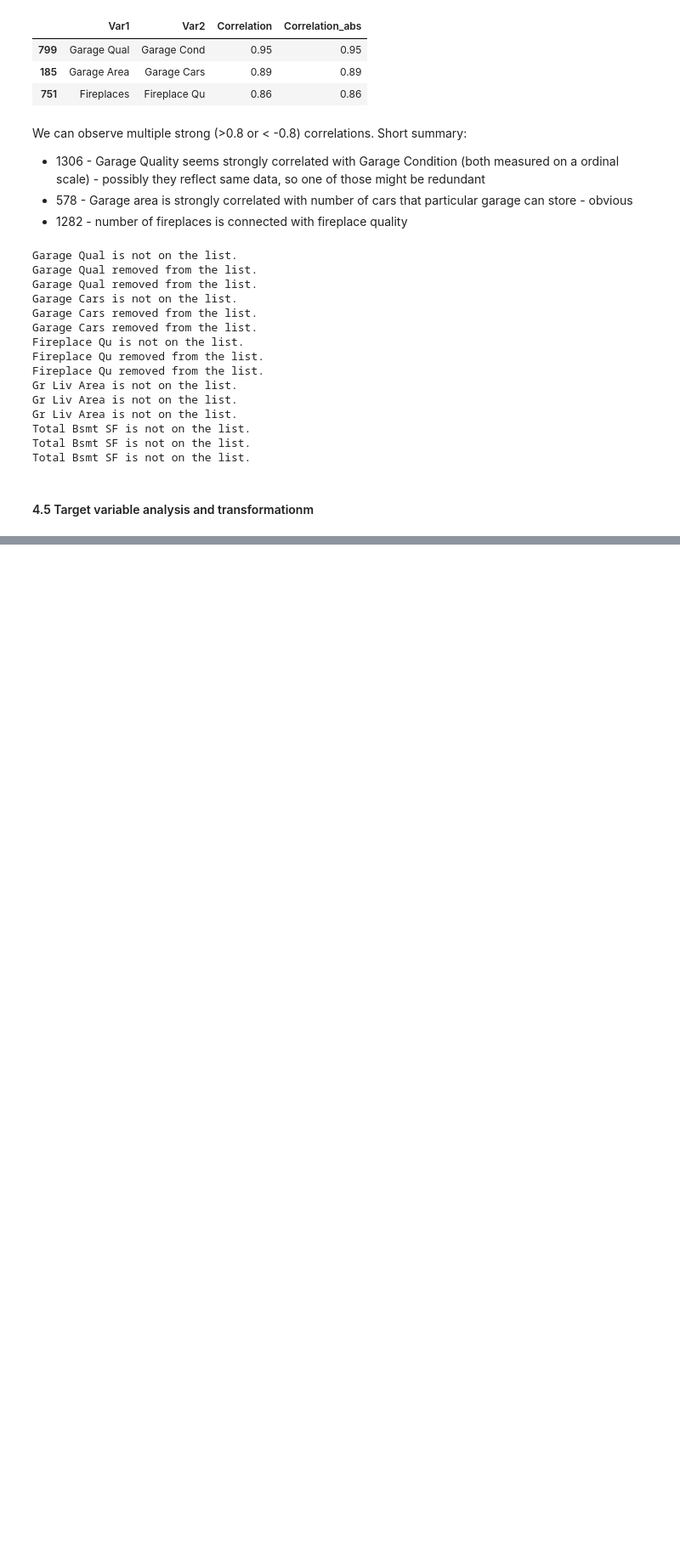
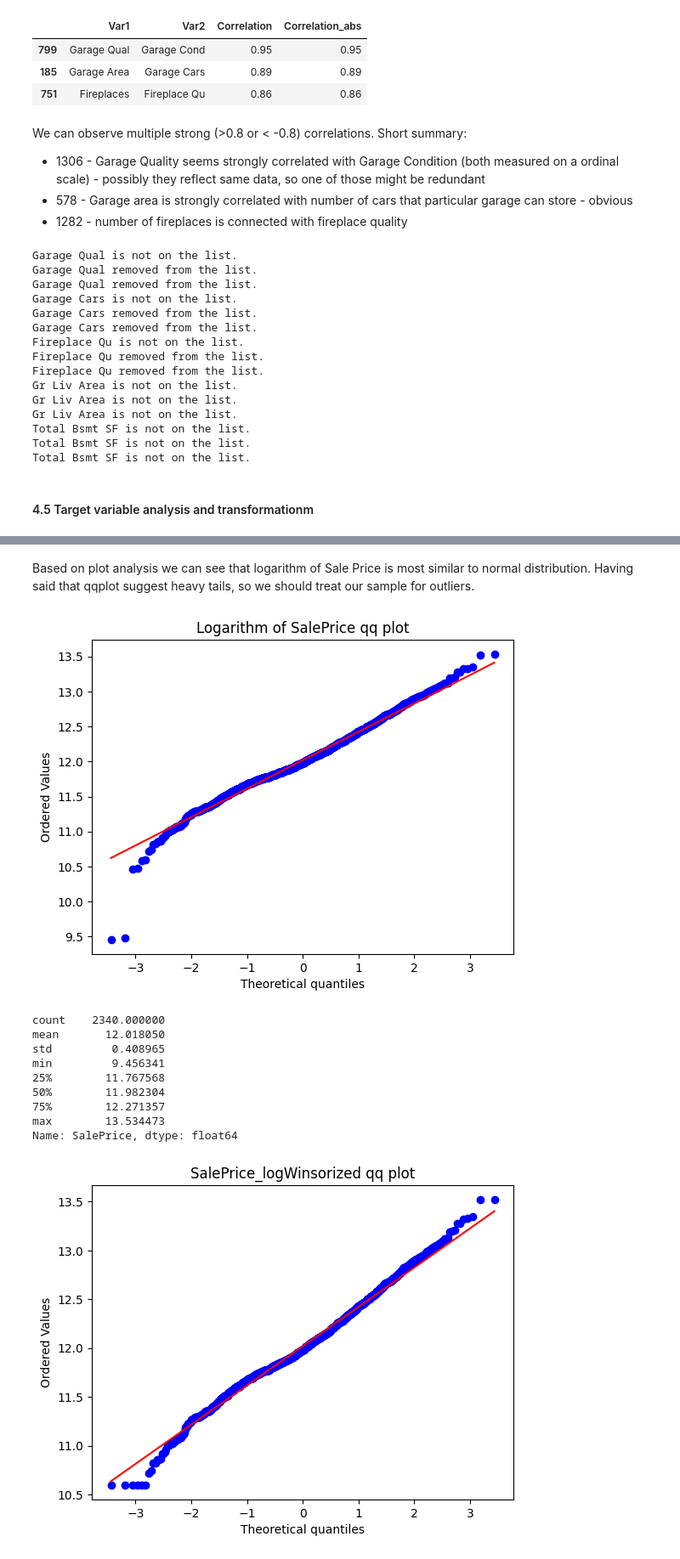
Before and after one commit to TGusciora/Python, a Jupyter notebook: GP23_PredictingHouseSalePrices/notebooks/001.GP23_tg_EDA.ipynb, the cells around one changed output, grey strips where cells are left out. Shown at 85% size. Cells and saved outputs as stored; diff of their text form; code cells hidden in the pictures; blank space fills up the shorter version.

```diff
--- a/GP23_PredictingHouseSalePrices/notebooks/001.GP23_tg_EDA.ipynb
+++ b/GP23_PredictingHouseSalePrices/notebooks/001.GP23_tg_EDA.ipynb
@@ -982,0 +1064,28 @@ Total Bsmt SF is not on the list.
+# %% [markdown]
+Based on plot analysis we can see that logarithm of Sale Price is most similar to normal distribution. Having said that qqplot suggest heavy tails, so we should treat our sample for outliers.
+# %%
+#MANUAL_INPUT
+# Winsorizing target variable to limit outlier values impact
+y2_train_valid = pd.Series(mstats.winsorize(np.log(y_train_valid), limits=[0.0025, 0.0008]), name = 'SalePrice_logWinsorized')
+
+stats.probplot(np.log(y_train_valid), dist="norm", plot=pylab)
+pylab.title('Logarithm of ' + target + ' qq plot')
+pylab.show()
+print(np.log(y_train_valid).describe())
+
+stats.probplot(y2_train_valid, dist="norm", plot=pylab)
+pylab.title(y2_train_valid.name + ' qq plot')
+pylab.show()
+print(y2_train_valid.describe())
+# %% [output]
+[figure, added]
+count    2340.000000
+mean       12.018050
+std         0.408965
+min         9.456341
+25%        11.767568
+50%        11.982304
+75%        12.271357
+max        13.534473
+Name: SalePrice, dtype: float64
+[figure, added]
```
Also changed, not shown: parts of 10 cells of this notebook, 1 other file.
